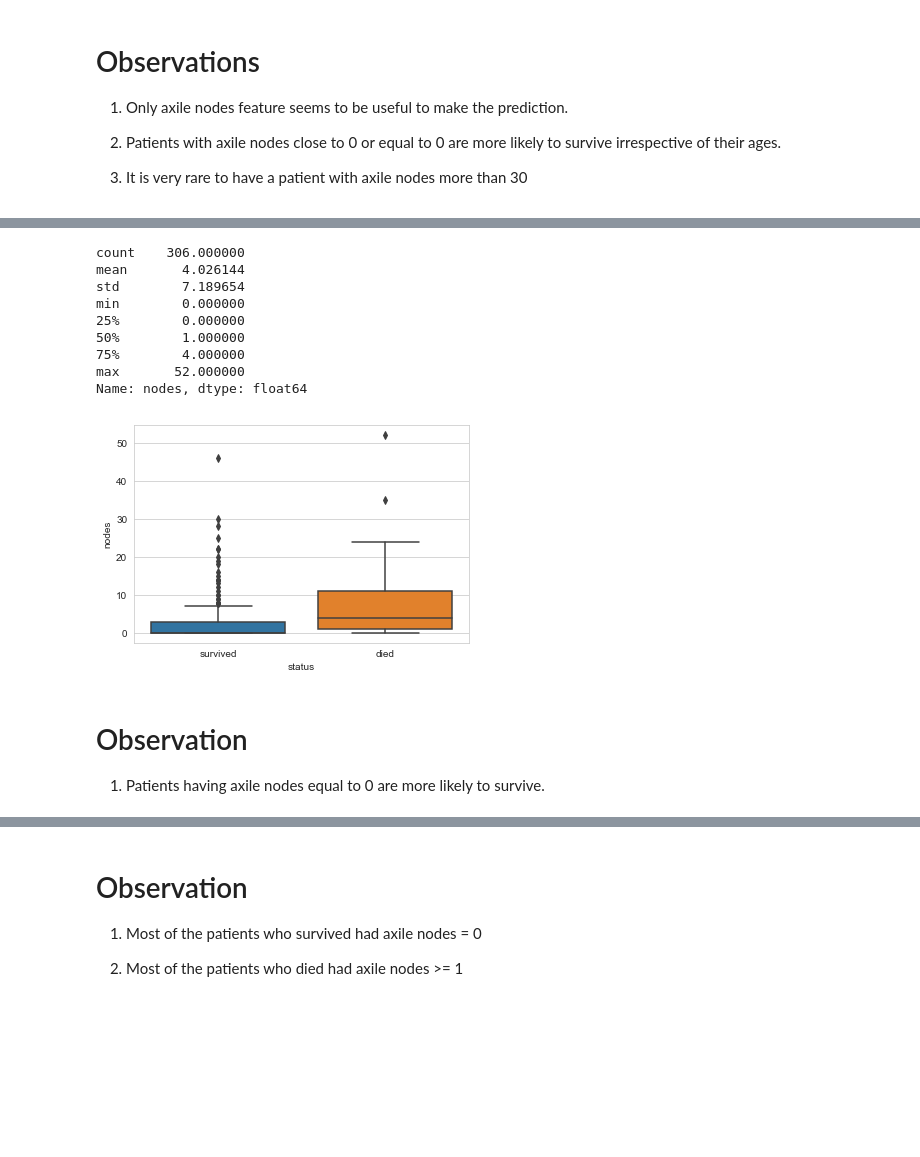
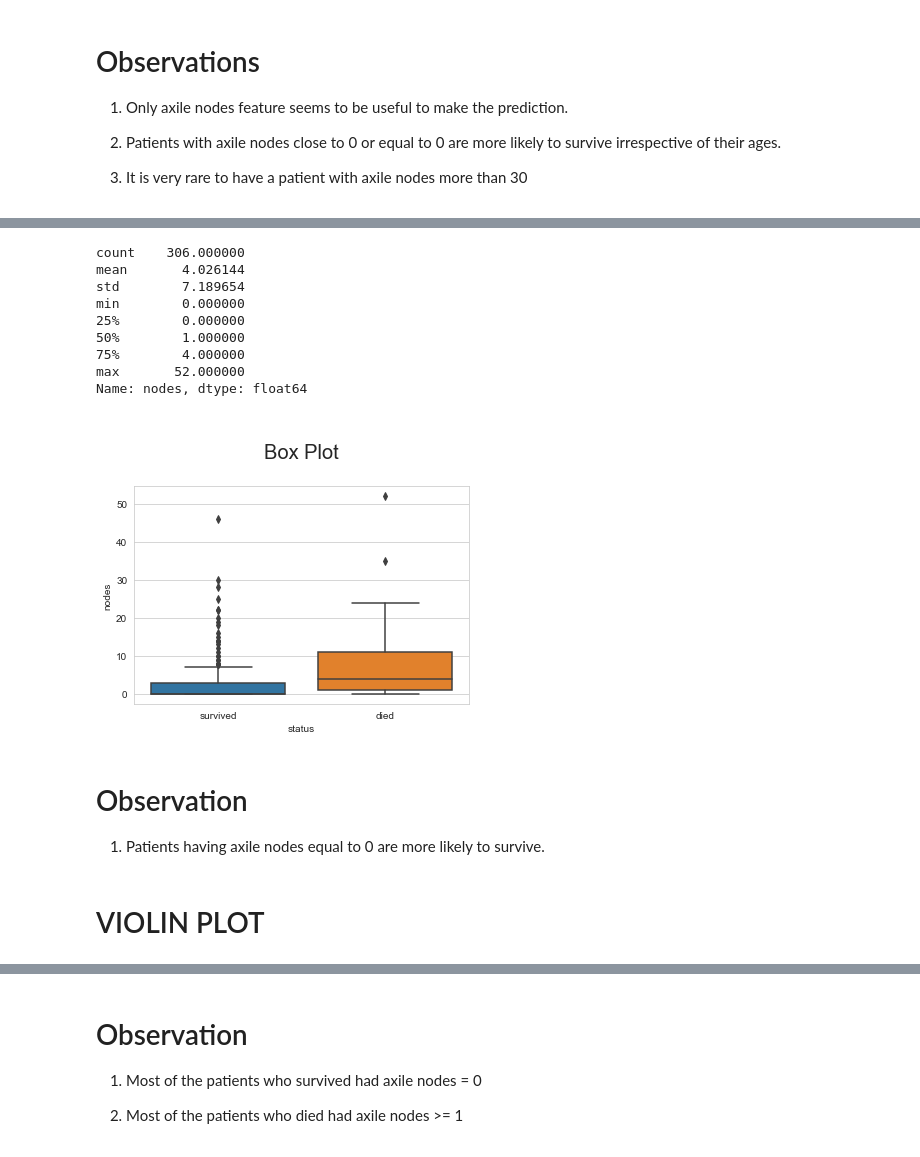
Before and after one commit to shu271295/Machine-Learning, a Jupyter notebook: Haberman_dataset_EDA.ipynb, the cells around one changed output, grey strips where cells are left out. Drawn from its saved outputs; the diff is of its cells as text; code cells hidden in the pictures; blank space fills up the shorter version.

```diff
--- a/Haberman_dataset_EDA.ipynb
+++ b/Haberman_dataset_EDA.ipynb
@@ -109,6 +127,6 @@ sns.FacetGrid(df, hue = "status", height = 4)\
 # %%
 # Pair Plots
-sns.set_style("whitegrid")
+print("\n\t\t\t\t\tPair plots\n")
 sns.pairplot(df, hue= "status" , height = 4, vars=["age","year","nodes"])
 plt.show()
 # %% [output]
@@ -141,20 +168,23 @@ plt.plot(bin_edges[1:],cdf,"g")
 # %%
 sns.boxplot(data = df , x= "status" , y= "nodes" )
+plt.title("\nBox Plot\n" , fontdict={"fontsize" : 20})
 df["nodes"].describe()
 # %% [output]
 count    306.000000
 mean       4.026144
 std        7.189654
 min        0.000000
 25%        0.000000
 50%        1.000000
 75%        4.000000
 max       52.000000
 Name: nodes, dtype: float64
-[figure, old version]
+[figure, new version]
 # %% [markdown]
 # Observation
 
 1) Patients having axile nodes equal to 0 are more likely to  survive.
+# %% [markdown]
+# VIOLIN PLOT
 # %%
 sns.violinplot(data = df , x = "status" , y = "nodes")
```
Also changed, not shown: parts of 11 cells of this notebook.
